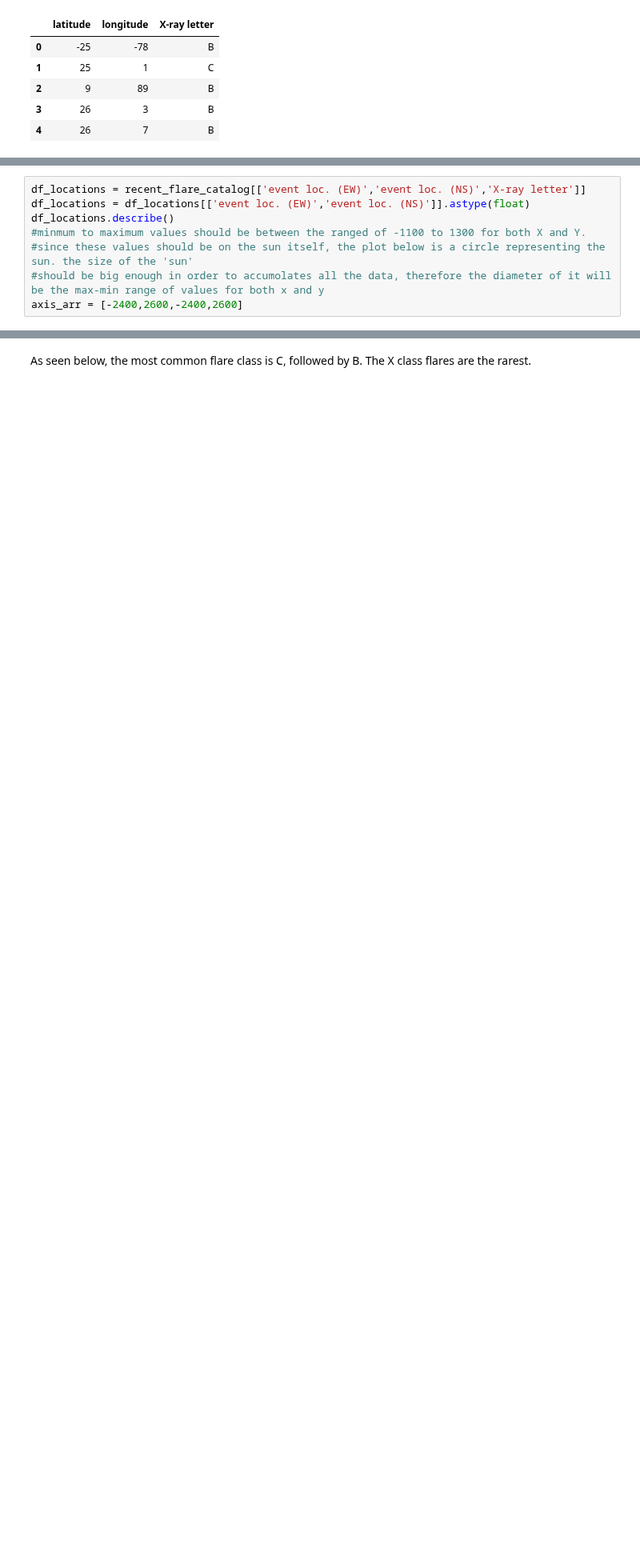
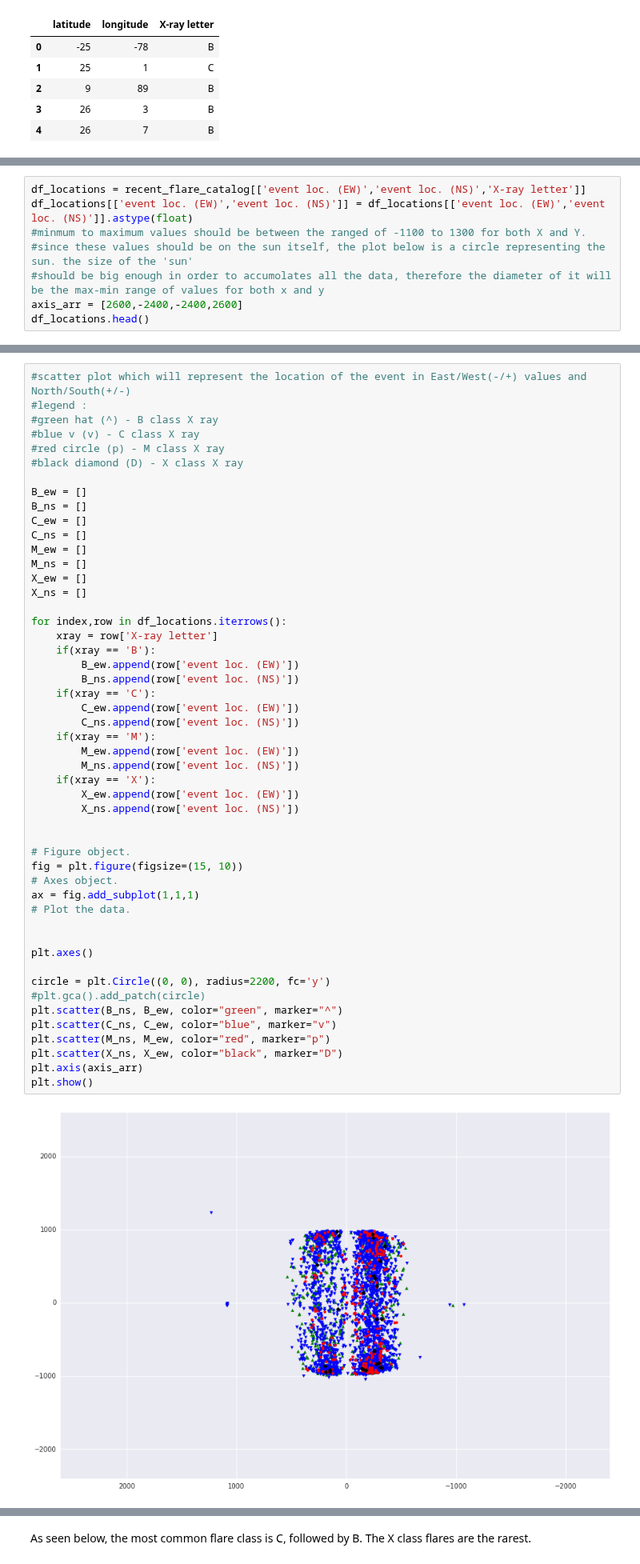
Before and after one commit to Nschanche/Flare_peaks, a Jupyter notebook: flare_project.ipynb, the cells around one changed output, grey strips where cells are left out. Shown at 80% size. Cells and saved outputs as stored; diff of their text form; blank space fills up the shorter version.

Commit message:
Sun- Circle
Will add narration tomorrow.

```diff
--- a/flare_project.ipynb
+++ b/flare_project.ipynb
@@ -563,9 +563,9 @@ plt.show()
 [figure]
 # %%
 df_locations = recent_flare_catalog[['event loc. (EW)','event loc. (NS)','X-ray letter']]
-df_locations = df_locations[['event loc. (EW)','event loc. (NS)']].astype(float)
-df_locations.describe()
+df_locations[['event loc. (EW)','event loc. (NS)']] = df_locations[['event loc. (EW)','event loc. (NS)']].astype(float)
 #minmum to maximum values should be between the ranged of -1100 to 1300 for both X and Y.
 #since these values should be on the sun itself, the plot below is a circle representing the sun. the size of the 'sun'
 #should be big enough in order to accumolates all the data, therefore the diameter of it will be the max-min range of values for both x and y
-axis_arr = [-2400,2600,-2400,2600]
+axis_arr = [2600,-2400,-2400,2600]
+df_locations.head()
@@ -583,3 +579,55 @@ plt.show()
+# %%
+#scatter plot which will represent the location of the event in East/West(-/+) values and North/South(+/-)
+#legend :
+#green hat (^) - B class X ray
+#blue v (v) - C class X ray
+#red circle (p) - M class X ray
+#black diamond (D) - X class X ray
+
+B_ew = []
+B_ns = []
+C_ew = []
+C_ns = []
+M_ew = []
+M_ns = []
+X_ew = []
+X_ns = []
+
+for index,row in df_locations.iterrows():
+    xray = row['X-ray letter']
+    if(xray == 'B'):
+        B_ew.append(row['event loc. (EW)'])
+        B_ns.append(row['event loc. (NS)'])
+    if(xray == 'C'):
+        C_ew.append(row['event loc. (EW)'])
+        C_ns.append(row['event loc. (NS)'])
+    if(xray == 'M'):
+        M_ew.append(row['event loc. (EW)'])
+        M_ns.append(row['event loc. (NS)'])
+    if(xray == 'X'):
+        X_ew.append(row['event loc. (EW)'])
+        X_ns.append(row['event loc. (NS)'])
+
+
+# Figure object.
+fig = plt.figure(figsize=(15, 10))
+# Axes object.
+ax = fig.add_subplot(1,1,1)
+# Plot the data.
+
+
+plt.axes()
+
+circle = plt.Circle((0, 0), radius=2200, fc='y')
+#plt.gca().add_patch(circle)
+plt.scatter(B_ns, B_ew, color="green", marker="^")
+plt.scatter(C_ns, C_ew, color="blue", marker="v")
+plt.scatter(M_ns, M_ew, color="red", marker="p")
+plt.scatter(X_ns, X_ew, color="black", marker="D")
+plt.axis(axis_arr)
+plt.show()
+# %% [output]
+[figure, added]
 # %%
 flare_class_group = recent_flare_catalog[['X-ray class', 'X-ray letter']]
 flare_class_group = flare_class_group.groupby('X-ray letter').count()
```
Also changed, not shown: parts of 2 cells of this notebook.
